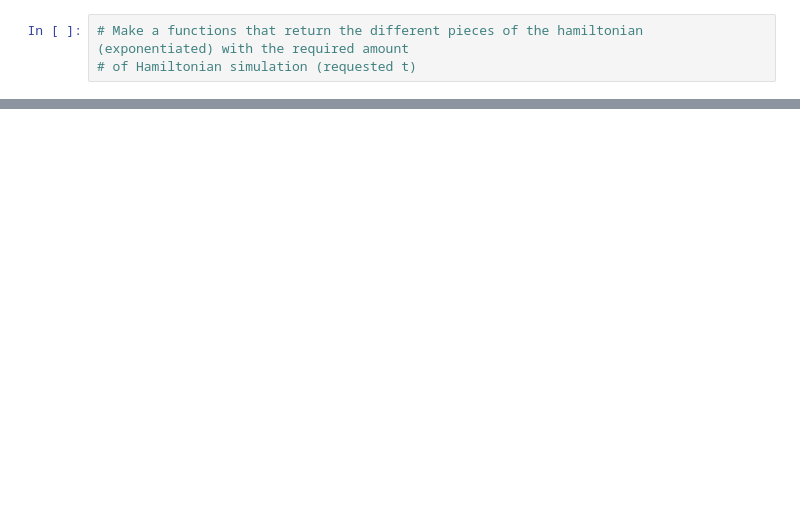
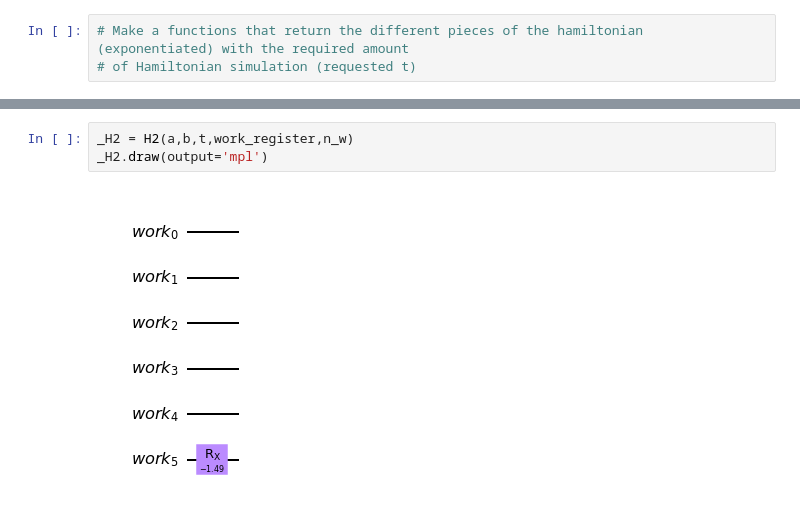
Before and after one commit to osamarais/Tridiagonal_Solver, a Jupyter notebook: tridiagonal_solver_clean_code.ipynb, the cells around one changed output, grey strips where cells are left out. Cells and saved outputs as stored; diff of their text form; blank space fills up the shorter version.

```diff
--- a/tridiagonal_solver_clean_code.ipynb
+++ b/tridiagonal_solver_clean_code.ipynb
@@ -94,0 +146,5 @@ unitary_circuit = QuantumCircuit(work_register,name='U')
+# %%
+_H2 = H2(a,b,t,work_register,n_w)
+_H2.draw(output='mpl')
+# %% [output]
+[figure, added]
```
Also changed, not shown: parts of 21 cells of this notebook.
